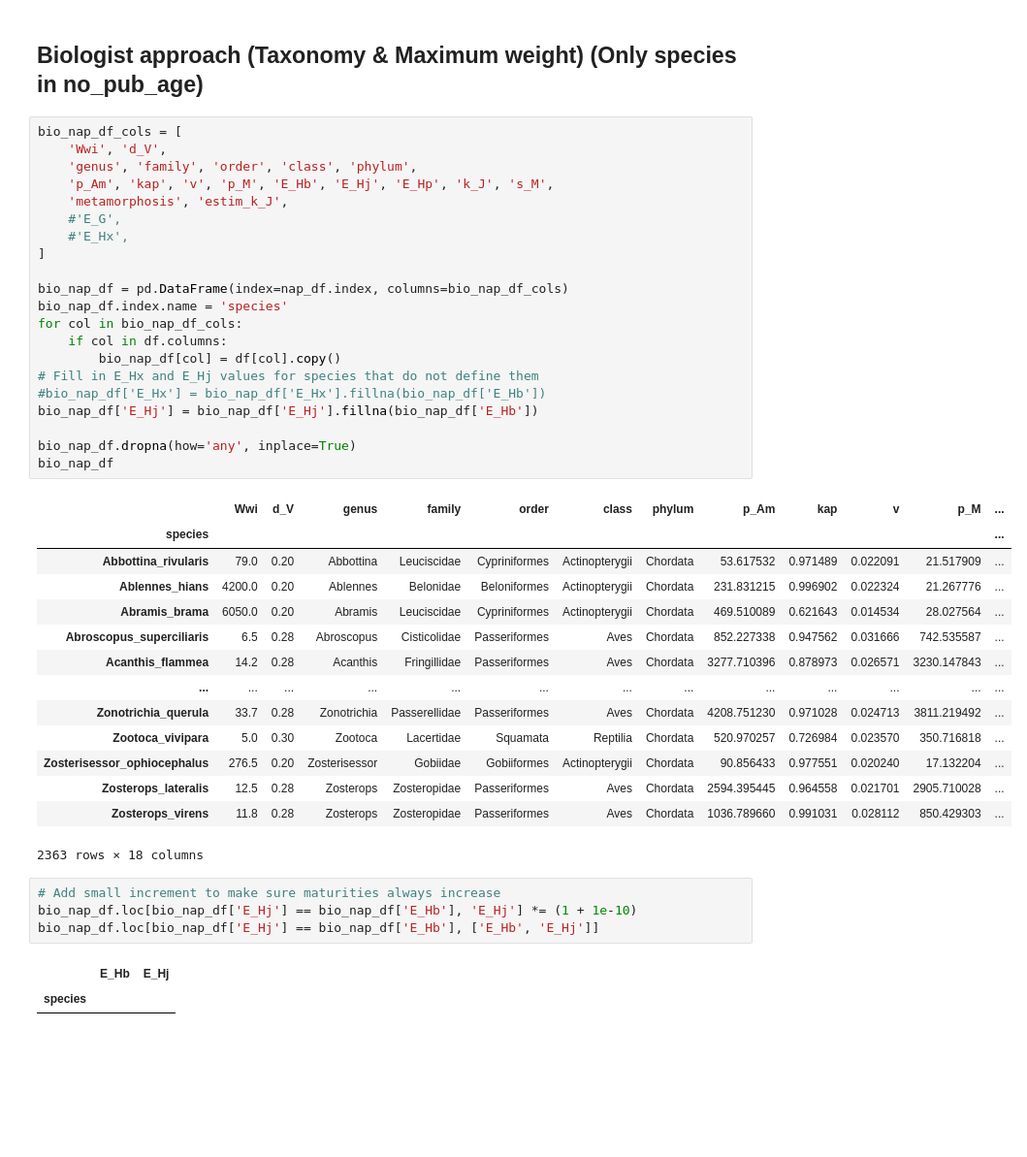
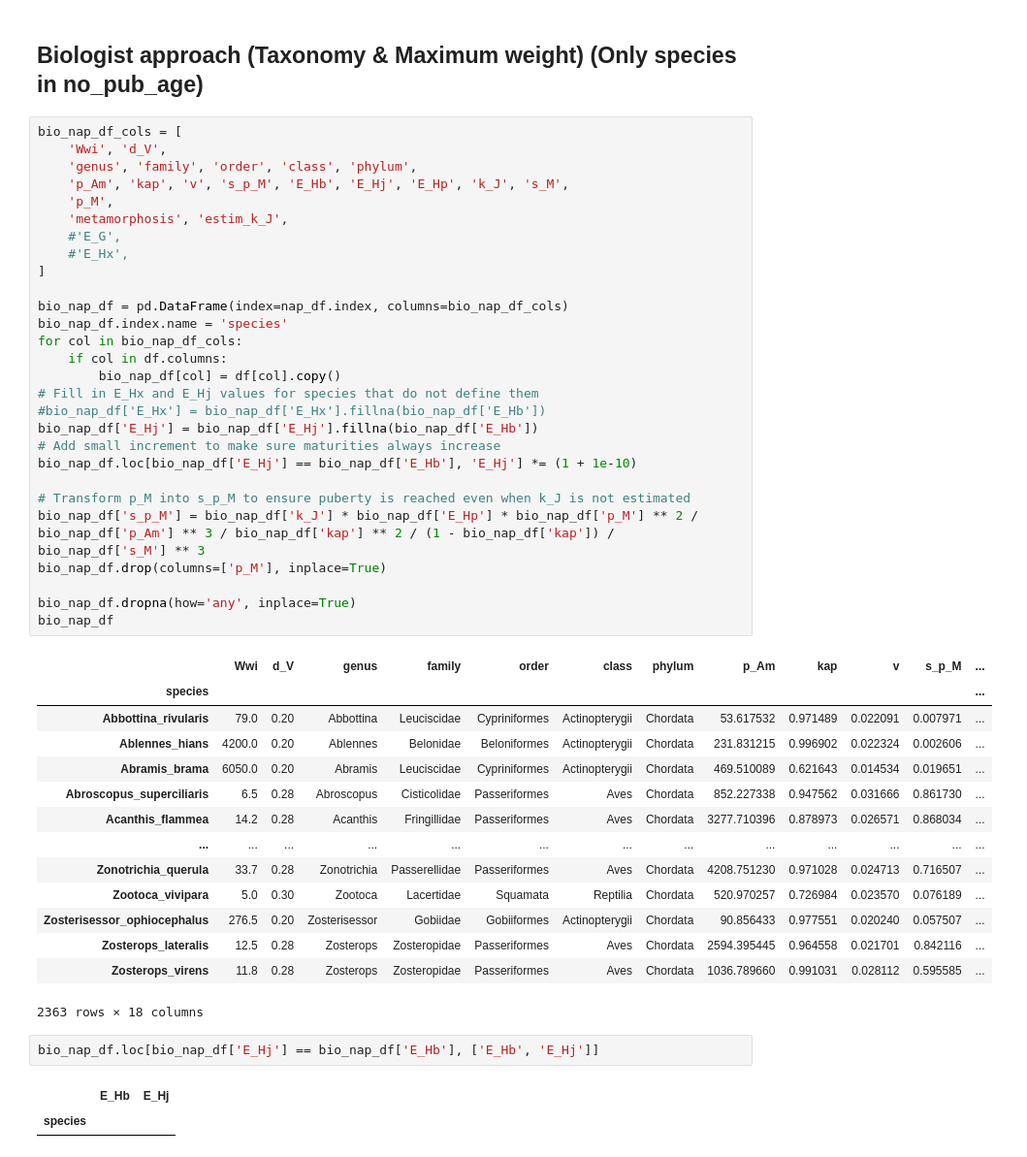
Before and after one commit to diogo-f-oliveira/DEB_ML_Init, a Jupyter notebook: notebooks/Data Preprocessing.ipynb, the cells around one changed output. Shown at 97% size. Drawn from its saved outputs; the diff is of its cells as text; blank space fills up the shorter version.

```diff
--- a/notebooks/Data Preprocessing.ipynb
+++ b/notebooks/Data Preprocessing.ipynb
@@ -749,42 +749,47 @@ Test set size: 355
 # %%
 bio_nap_df_cols = [
     'Wwi', 'd_V',
     'genus', 'family', 'order', 'class', 'phylum',
-    'p_Am', 'kap', 'v', 'p_M', 'E_Hb', 'E_Hj', 'E_Hp', 'k_J', 's_M',
+    'p_Am', 'kap', 'v', 's_p_M', 'E_Hb', 'E_Hj', 'E_Hp', 'k_J', 's_M',
+    'p_M',
     'metamorphosis', 'estim_k_J',
     #'E_G',
     #'E_Hx',
 ]
 
 bio_nap_df = pd.DataFrame(index=nap_df.index, columns=bio_nap_df_cols)
 bio_nap_df.index.name = 'species'
 for col in bio_nap_df_cols:
     if col in df.columns:
         bio_nap_df[col] = df[col].copy()
 # Fill in E_Hx and E_Hj values for species that do not define them
 #bio_nap_df['E_Hx'] = bio_nap_df['E_Hx'].fillna(bio_nap_df['E_Hb'])
 bio_nap_df['E_Hj'] = bio_nap_df['E_Hj'].fillna(bio_nap_df['E_Hb'])
+# Add small increment to make sure maturities always increase
+bio_nap_df.loc[bio_nap_df['E_Hj'] == bio_nap_df['E_Hb'], 'E_Hj'] *= (1 + 1e-10)
+
+# Transform p_M into s_p_M to ensure puberty is reached even when k_J is not estimated
+bio_nap_df['s_p_M'] = bio_nap_df['k_J'] * bio_nap_df['E_Hp'] * bio_nap_df['p_M'] ** 2 / bio_nap_df['p_Am'] ** 3 / bio_nap_df['kap'] ** 2 / (1 - bio_nap_df['kap']) / bio_nap_df['s_M'] ** 3
+bio_nap_df.drop(columns=['p_M'], inplace=True)
 
 bio_nap_df.dropna(how='any', inplace=True)
 bio_nap_df
 # %% [output]
-|  | Wwi | d_V | genus | family | order | class | phylum | p_Am | kap | v | p_M | ... |
+|  | Wwi | d_V | genus | family | order | class | phylum | p_Am | kap | v | s_p_M | ... |
 | species |  |  |  |  |  |  |  |  |  |  |  | ... |
-| Abbottina_rivularis | 79.0 | 0.20 | Abbottina | Leuciscidae | Cypriniformes | Actinopterygii | Chordata | 53.617532 | 0.971489 | 0.022091 | 21.517909 | ... |
-| Ablennes_hians | 4200.0 | 0.20 | Ablennes | Belonidae | Beloniformes | Actinopterygii | Chordata | 231.831215 | 0.996902 | 0.022324 | 21.267776 | ... |
-| Abramis_brama | 6050.0 | 0.20 | Abramis | Leuciscidae | Cypriniformes | Actinopterygii | Chordata | 469.510089 | 0.621643 | 0.014534 | 28.027564 | ... |
-| Abroscopus_superciliaris | 6.5 | 0.28 | Abroscopus | Cisticolidae | Passeriformes | Aves | Chordata | 852.227338 | 0.947562 | 0.031666 | 742.535587 | ... |
-| Acanthis_flammea | 14.2 | 0.28 | Acanthis | Fringillidae | Passeriformes | Aves | Chordata | 3277.710396 | 0.878973 | 0.026571 | 3230.147843 | ... |
+| Abbottina_rivularis | 79.0 | 0.20 | Abbottina | Leuciscidae | Cypriniformes | Actinopterygii | Chordata | 53.617532 | 0.971489 | 0.022091 | 0.007971 | ... |
+| Ablennes_hians | 4200.0 | 0.20 | Ablennes | Belonidae | Beloniformes | Actinopterygii | Chordata | 231.831215 | 0.996902 | 0.022324 | 0.002606 | ... |
+| Abramis_brama | 6050.0 | 0.20 | Abramis | Leuciscidae | Cypriniformes | Actinopterygii | Chordata | 469.510089 | 0.621643 | 0.014534 | 0.019651 | ... |
+| Abroscopus_superciliaris | 6.5 | 0.28 | Abroscopus | Cisticolidae | Passeriformes | Aves | Chordata | 852.227338 | 0.947562 | 0.031666 | 0.861730 | ... |
+| Acanthis_flammea | 14.2 | 0.28 | Acanthis | Fringillidae | Passeriformes | Aves | Chordata | 3277.710396 | 0.878973 | 0.026571 | 0.868034 | ... |
 | ... | ... | ... | ... | ... | ... | ... | ... | ... | ... | ... | ... | ... |
-| Zonotrichia_querula | 33.7 | 0.28 | Zonotrichia | Passerellidae | Passeriformes | Aves | Chordata | 4208.751230 | 0.971028 | 0.024713 | 3811.219492 | ... |
-| Zootoca_vivipara | 5.0 | 0.30 | Zootoca | Lacertidae | Squamata | Reptilia | Chordata | 520.970257 | 0.726984 | 0.023570 | 350.716818 | ... |
-| Zosterisessor_ophiocephalus | 276.5 | 0.20 | Zosterisessor | Gobiidae | Gobiiformes | Actinopterygii | Chordata | 90.856433 | 0.977551 | 0.020240 | 17.132204 | ... |
-| Zosterops_lateralis | 12.5 | 0.28 | Zosterops | Zosteropidae | Passeriformes | Aves | Chordata | 2594.395445 | 0.964558 | 0.021701 | 2905.710028 | ... |
-| Zosterops_virens | 11.8 | 0.28 | Zosterops | Zosteropidae | Passeriformes | Aves | Chordata | 1036.789660 | 0.991031 | 0.028112 | 850.429303 | ... |
+| Zonotrichia_querula | 33.7 | 0.28 | Zonotrichia | Passerellidae | Passeriformes | Aves | Chordata | 4208.751230 | 0.971028 | 0.024713 | 0.716507 | ... |
+| Zootoca_vivipara | 5.0 | 0.30 | Zootoca | Lacertidae | Squamata | Reptilia | Chordata | 520.970257 | 0.726984 | 0.023570 | 0.076189 | ... |
+| Zosterisessor_ophiocephalus | 276.5 | 0.20 | Zosterisessor | Gobiidae | Gobiiformes | Actinopterygii | Chordata | 90.856433 | 0.977551 | 0.020240 | 0.057507 | ... |
+| Zosterops_lateralis | 12.5 | 0.28 | Zosterops | Zosteropidae | Passeriformes | Aves | Chordata | 2594.395445 | 0.964558 | 0.021701 | 0.842116 | ... |
+| Zosterops_virens | 11.8 | 0.28 | Zosterops | Zosteropidae | Passeriformes | Aves | Chordata | 1036.789660 | 0.991031 | 0.028112 | 0.595585 | ... |
 2363 rows × 18 columns
 # %%
-# Add small increment to make sure maturities always increase
-bio_nap_df.loc[bio_nap_df['E_Hj'] == bio_nap_df['E_Hb'], 'E_Hj'] *= (1 + 1e-10)
 bio_nap_df.loc[bio_nap_df['E_Hj'] == bio_nap_df['E_Hb'], ['E_Hb', 'E_Hj']]
 # %% [output]
 |  | E_Hb | E_Hj |
```
Also changed, not shown: parts of 1 cell of this notebook, 8 other files.
